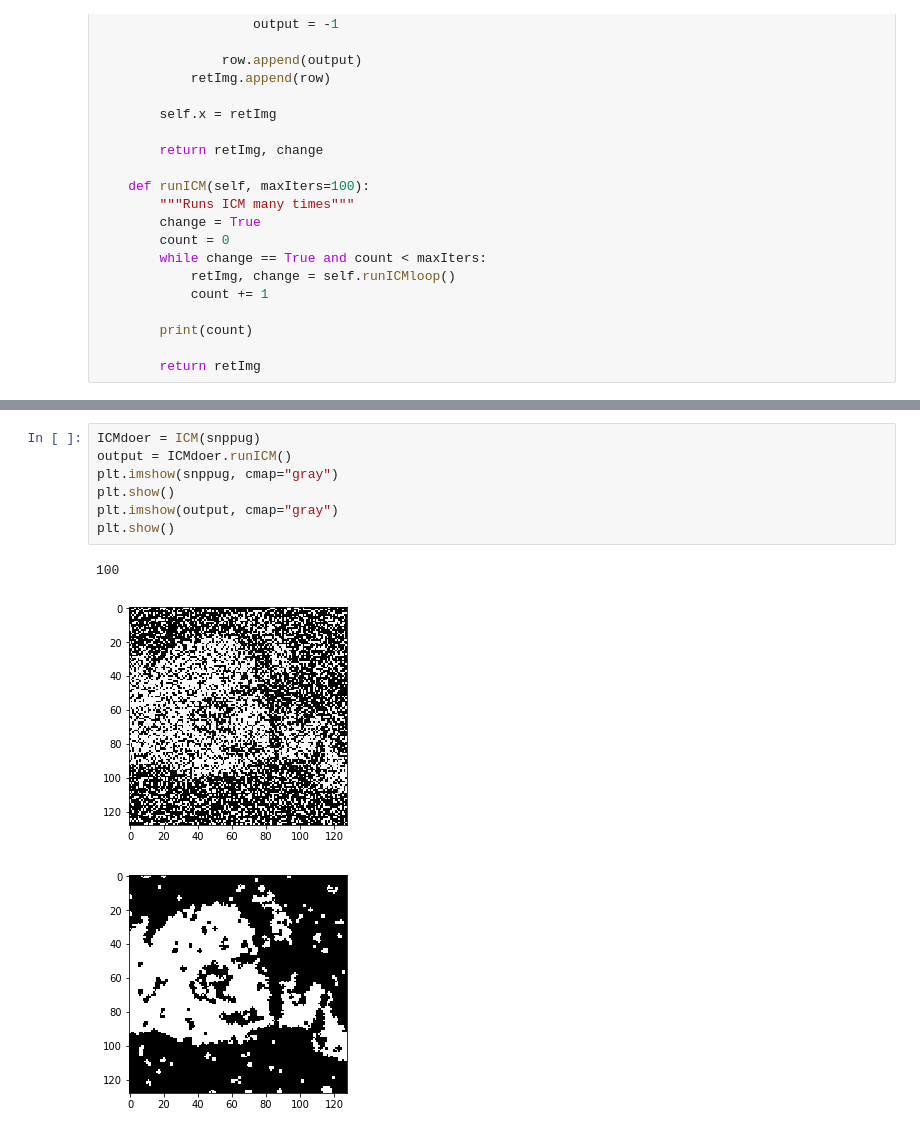
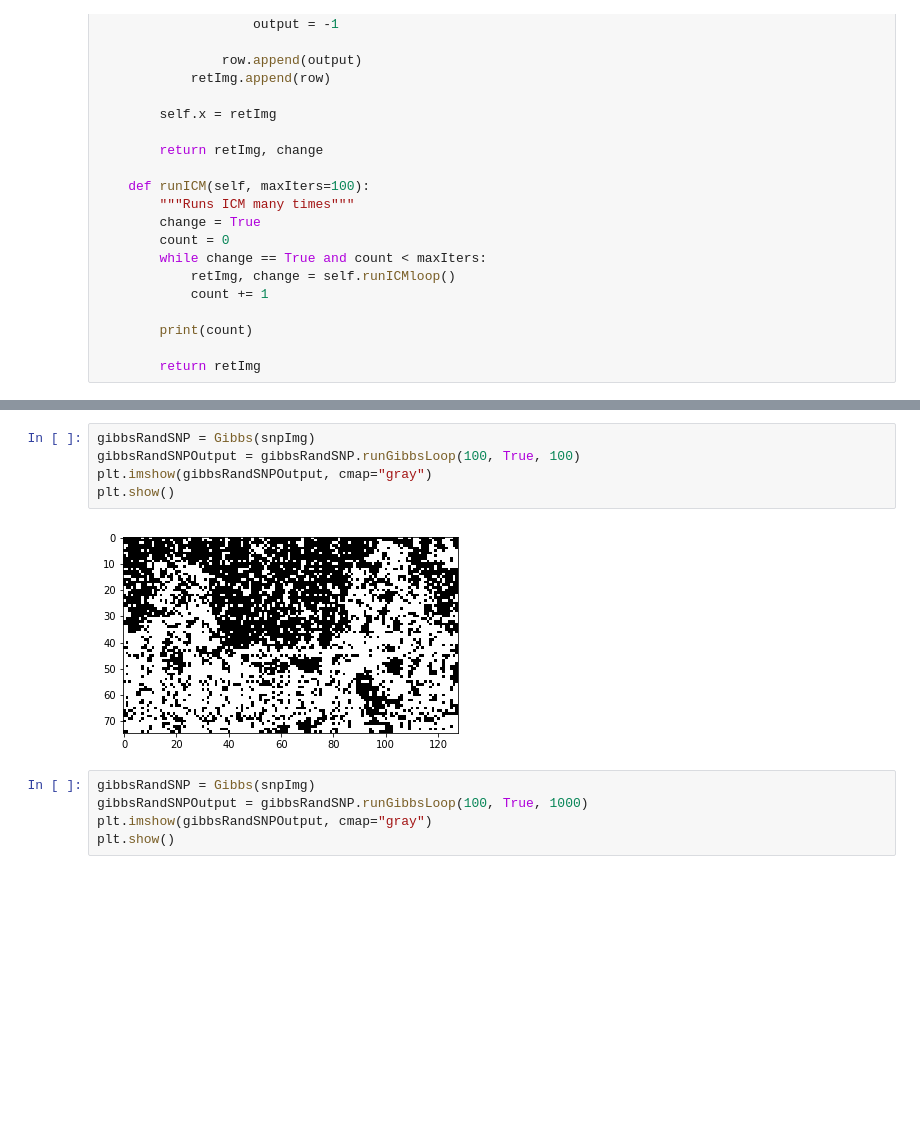
Before and after one commit to ps16925/MLcw2, a Jupyter notebook: Coursework2.ipynb, the cells around one changed output, grey strips where cells are left out. Saved outputs shown, nothing was run; the diff lists cells and outputs as text; blank space fills up the shorter version.

```diff
--- a/Coursework2.ipynb
+++ b/Coursework2.ipynb
@@ -233,11 +296,12 @@ plt.show()
-# %%
-ICMdoer = ICM(snppug)
-output = ICMdoer.runICM()
-plt.imshow(snppug, cmap="gray")
-plt.show()
-plt.imshow(output, cmap="gray")
-plt.show()
-# %% [output]
-100
-[figure, removed]
-[figure, removed]
+# %%
+gibbsRandSNP = Gibbs(snpImg)
+gibbsRandSNPOutput = gibbsRandSNP.runGibbsLoop(100, True, 100)
+plt.imshow(gibbsRandSNPOutput, cmap="gray")
+plt.show()
+# %% [output]
+[figure, added]
+# %%
+gibbsRandSNP = Gibbs(snpImg)
+gibbsRandSNPOutput = gibbsRandSNP.runGibbsLoop(100, True, 1000)
+plt.imshow(gibbsRandSNPOutput, cmap="gray")
+plt.show()
```
Also changed, not shown: parts of 9 cells of this notebook.
